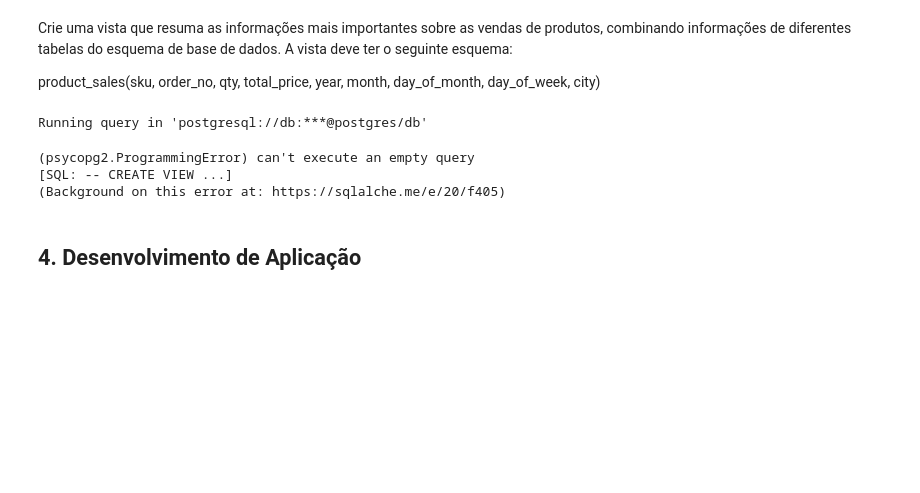
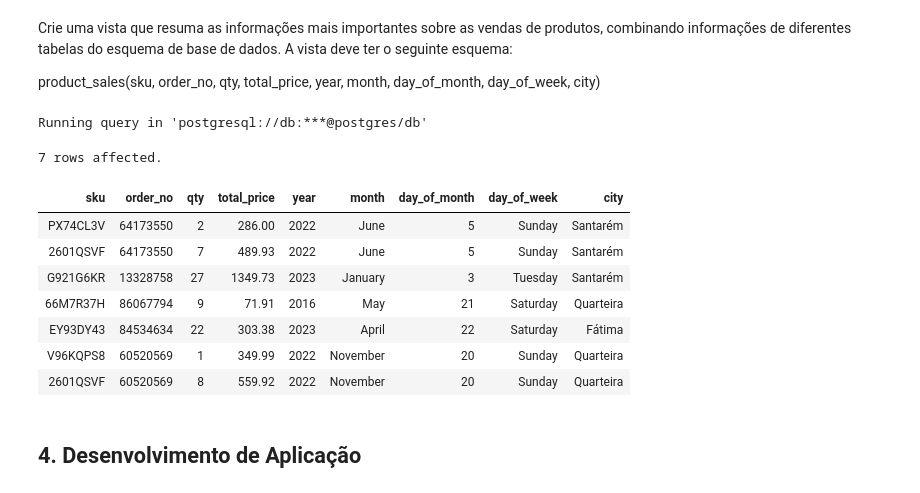
Before and after one commit to joaopr03/db_project, a Jupyter notebook: Entrega3/E3-report-19.ipynb, the cells around one changed output. Cells and saved outputs as stored; diff of their text form; code cells hidden in the pictures; blank space fills up the shorter version.

```diff
--- a/Entrega3/E3-report-19.ipynb
+++ b/Entrega3/E3-report-19.ipynb
@@ -444,12 +444,38 @@ Crie uma vista que resuma as informações mais importantes sobre as vendas de p
 product_sales(sku, order_no, qty, total_price, year, month, day_of_month, day_of_week, city)
 # %%
 %%sql
--- CREATE VIEW ...
+CREATE OR REPLACE FUNCTION city (address VARCHAR) RETURNS VARCHAR AS $$
+BEGIN
+    RETURN (
+        SELECT substring(parts[2] from 10)
+        FROM(
+            SELECT string_to_array(address, ', ') AS parts) AS a
+    );
+END
+$$ LANGUAGE plpgsql;
+
+CREATE OR REPLACE VIEW product_sales AS
+SELECT p.SKU, o.order_no, c.qty, (c.qty * p.price) AS total_price,
+    EXTRACT(YEAR FROM o.date) AS year, TO_CHAR(o.date, 'Month') AS month,
+    EXTRACT(DAY FROM o.date) AS day_of_month, TO_CHAR(o.date, 'Day') AS day_of_week, city(address)
+FROM customer
+INNER JOIN pay USING(cust_no) --interpretei que eram apenas vendas se não for tirar esta linha
+INNER JOIN orders AS o USING(order_no)
+INNER JOIN contains AS c USING(order_no)
+INNER JOIN product AS p USING(SKU);
+
+SELECT * FROM product_sales;
 # %% [output]
 Running query in 'postgresql://db:***@postgres/db'
-(psycopg2.ProgrammingError) can't execute an empty query
-[SQL: -- CREATE VIEW ...]
-(Background on this error at: https://sqlalche.me/e/20/f405)
+7 rows affected.
+| sku | order_no | qty | total_price | year | month | day_of_month | day_of_week | city |
+| PX74CL3V | 64173550 | 2 | 286.00 | 2022 | June | 5 | Sunday | Santarém |
+| 2601QSVF | 64173550 | 7 | 489.93 | 2022 | June | 5 | Sunday | Santarém |
+| G921G6KR | 13328758 | 27 | 1349.73 | 2023 | January | 3 | Tuesday | Santarém |
+| 66M7R37H | 86067794 | 9 | 71.91 | 2016 | May | 21 | Saturday | Quarteira |
+| EY93DY43 | 84534634 | 22 | 303.38 | 2023 | April | 22 | Saturday | Fátima |
+| V96KQPS8 | 60520569 | 1 | 349.99 | 2022 | November | 20 | Sunday | Quarteira |
+| 2601QSVF | 60520569 | 8 | 559.92 | 2022 | November | 20 | Sunday | Quarteira |
 # %% [markdown]
 ## 4. Desenvolvimento de Aplicação
 # %% [markdown]
```
